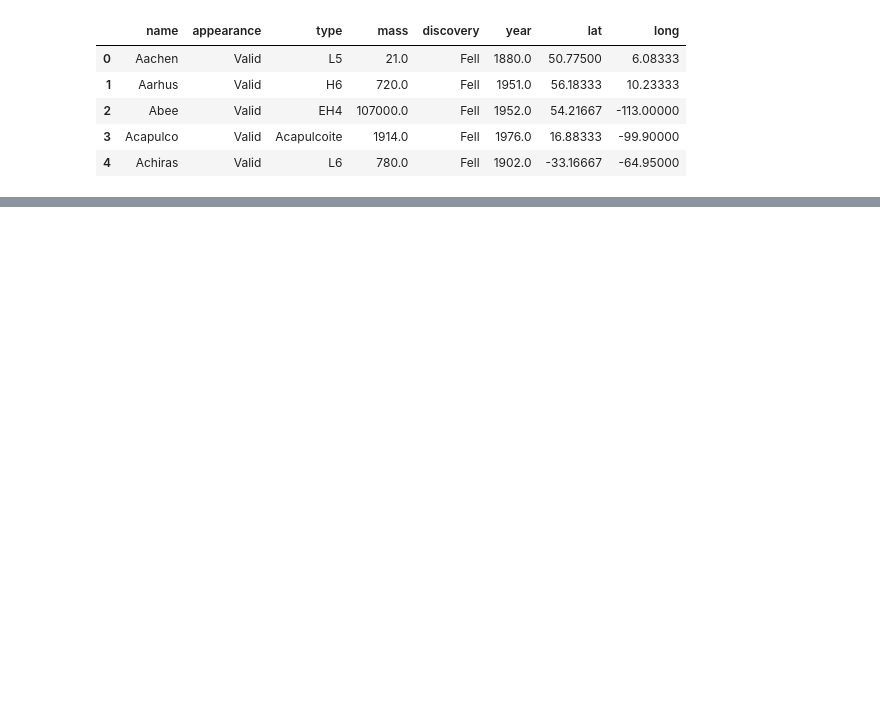
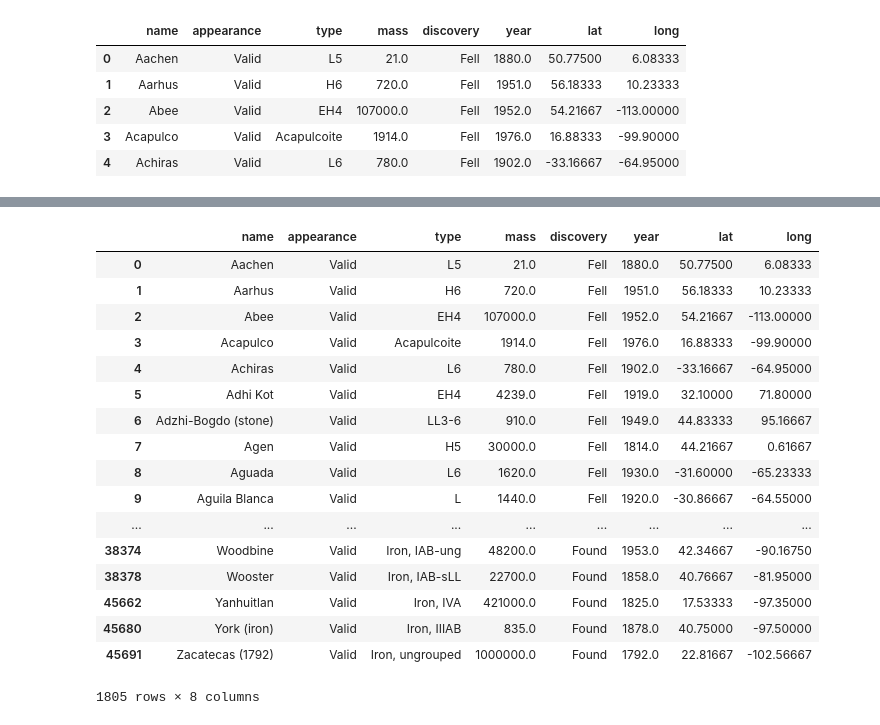
Before and after one commit to fcoba/Project-1, a Jupyter notebook: Kal_Project_1.ipynb, the cells around one changed output, grey strips where cells are left out. Drawn from its saved outputs; the diff is of its cells as text; code cells hidden in the pictures; blank space fills up the shorter version.

```diff
--- a/Kal_Project_1.ipynb
+++ b/Kal_Project_1.ipynb
@@ -98,0 +117,25 @@ meteor.head()
+# %%
+# Using GroupBy in order to separate the data into fields according to "state" values
+grouped_meteor_df = meteor.groupby(['year'])
+
+# In order to be visualized, a data function must be used...
+grouped_meteor_df.head(10)
+# %% [output]
+|  | name | appearance | type | mass | discovery | year | lat | long |
+| 0 | Aachen | Valid | L5 | 21.0 | Fell | 1880.0 | 50.77500 | 6.08333 |
+| 1 | Aarhus | Valid | H6 | 720.0 | Fell | 1951.0 | 56.18333 | 10.23333 |
+| 2 | Abee | Valid | EH4 | 107000.0 | Fell | 1952.0 | 54.21667 | -113.00000 |
+| 3 | Acapulco | Valid | Acapulcoite | 1914.0 | Fell | 1976.0 | 16.88333 | -99.90000 |
+| 4 | Achiras | Valid | L6 | 780.0 | Fell | 1902.0 | -33.16667 | -64.95000 |
+| 5 | Adhi Kot | Valid | EH4 | 4239.0 | Fell | 1919.0 | 32.10000 | 71.80000 |
+| 6 | Adzhi-Bogdo (stone) | Valid | LL3-6 | 910.0 | Fell | 1949.0 | 44.83333 | 95.16667 |
+| 7 | Agen | Valid | H5 | 30000.0 | Fell | 1814.0 | 44.21667 | 0.61667 |
+| 8 | Aguada | Valid | L6 | 1620.0 | Fell | 1930.0 | -31.60000 | -65.23333 |
+| 9 | Aguila Blanca | Valid | L | 1440.0 | Fell | 1920.0 | -30.86667 | -64.55000 |
+| ... | ... | ... | ... | ... | ... | ... | ... | ... |
+| 38374 | Woodbine | Valid | Iron, IAB-ung | 48200.0 | Found | 1953.0 | 42.34667 | -90.16750 |
+| 38378 | Wooster | Valid | Iron, IAB-sLL | 22700.0 | Found | 1858.0 | 40.76667 | -81.95000 |
+| 45662 | Yanhuitlan | Valid | Iron, IVA | 421000.0 | Found | 1825.0 | 17.53333 | -97.35000 |
+| 45680 | York (iron) | Valid | Iron, IIIAB | 835.0 | Found | 1878.0 | 40.75000 | -97.50000 |
+| 45691 | Zacatecas (1792) | Valid | Iron, ungrouped | 1000000.0 | Found | 1792.0 | 22.81667 | -102.56667 |
+1805 rows × 8 columns
```
Also changed, not shown: parts of 8 cells of this notebook.
